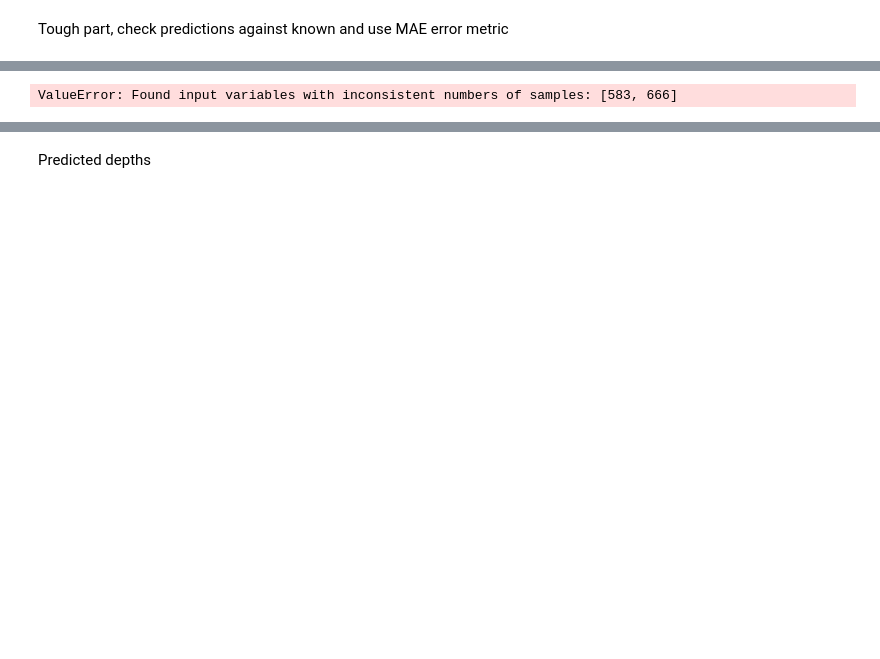
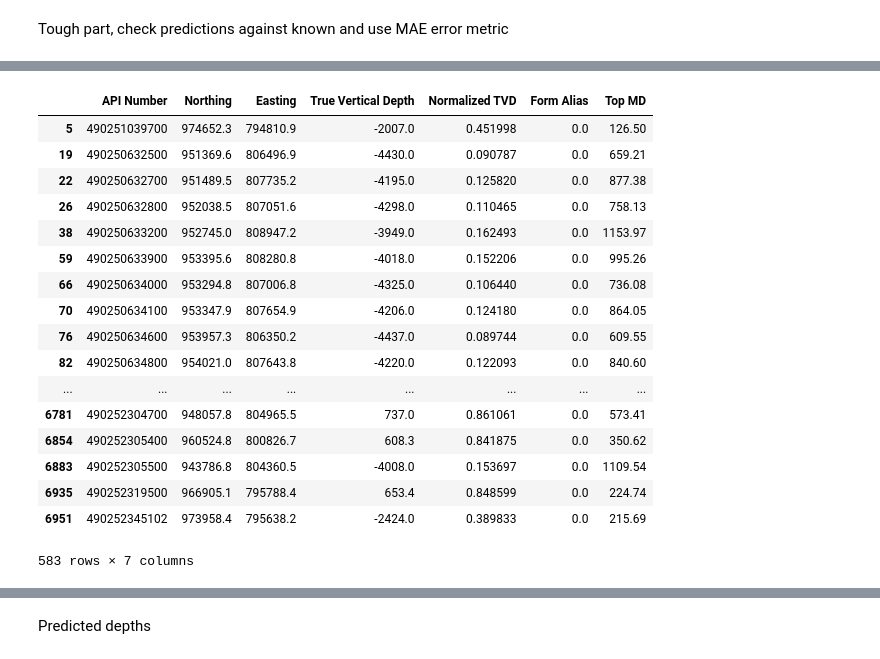
Before and after one commit to SsanyaS14/recommender-system, a Jupyter notebook: shellForModel.ipynb, the cells around one changed output, grey strips where cells are left out. Cells and saved outputs as stored; diff of their text form; code cells hidden in the pictures; blank space fills up the shorter version.

```diff
--- a/shellForModel.ipynb
+++ b/shellForModel.ipynb
@@ -226,5 +212,28 @@ Form Alias    API Number       0.0       1.0       2.0       3.0       4.0  \
 
 [1031 rows x 61 columns]
+# %%
+actual = df_merged[(df_merged["API Number"].isin(heldout_APIs)) & (df_merged["Form Alias"] == 0.0)]
+predicted = recsys_df_toJoin[(recsys_df_toJoin["API Number"].isin(heldout_APIs))][0.0]
+actual
+# %% [output]
+|  | API Number | Northing | Easting | True Vertical Depth | Normalized TVD | Form Alias | Top MD |
+| 5 | 490251039700 | 974652.3 | 794810.9 | -2007.0 | 0.451998 | 0.0 | 126.50 |
+| 19 | 490250632500 | 951369.6 | 806496.9 | -4430.0 | 0.090787 | 0.0 | 659.21 |
+| 22 | 490250632700 | 951489.5 | 807735.2 | -4195.0 | 0.125820 | 0.0 | 877.38 |
+| 26 | 490250632800 | 952038.5 | 807051.6 | -4298.0 | 0.110465 | 0.0 | 758.13 |
+| 38 | 490250633200 | 952745.0 | 808947.2 | -3949.0 | 0.162493 | 0.0 | 1153.97 |
+| 59 | 490250633900 | 953395.6 | 808280.8 | -4018.0 | 0.152206 | 0.0 | 995.26 |
+| 66 | 490250634000 | 953294.8 | 807006.8 | -4325.0 | 0.106440 | 0.0 | 736.08 |
+| 70 | 490250634100 | 953347.9 | 807654.9 | -4206.0 | 0.124180 | 0.0 | 864.05 |
+| 76 | 490250634600 | 953957.3 | 806350.2 | -4437.0 | 0.089744 | 0.0 | 609.55 |
+| 82 | 490250634800 | 954021.0 | 807643.8 | -4220.0 | 0.122093 | 0.0 | 840.60 |
+| ... | ... | ... | ... | ... | ... | ... | ... |
+| 6781 | 490252304700 | 948057.8 | 804965.5 | 737.0 | 0.861061 | 0.0 | 573.41 |
+| 6854 | 490252305400 | 960524.8 | 800826.7 | 608.3 | 0.841875 | 0.0 | 350.62 |
+| 6883 | 490252305500 | 943786.8 | 804360.5 | -4008.0 | 0.153697 | 0.0 | 1109.54 |
+| 6935 | 490252319500 | 966905.1 | 795788.4 | 653.4 | 0.848599 | 0.0 | 224.74 |
+| 6951 | 490252345102 | 973958.4 | 795638.2 | -2424.0 | 0.389833 | 0.0 | 215.69 |
+583 rows × 7 columns
 # %%
 from sklearn.metrics import median_absolute_error
 MAE = []
@@ -237,10 +246,8 @@ for i in range(0, int( df_merged.iloc[0:, 5].max() + 1 )):
     #get predicted df form alias i
     predicted = pd.DataFrame(recsys_df_toJoin[float(i)])
     #add API Number column to new dataframe
-    predicted = predicted.assign(API=recsys_df_toJoin["API Number"])
+    #predicted = predicted.assign(API=recsys_df_toJoin["API Number"])
     #query by API Number now
-    actual = actual[actual["API Number"].isin(heldout_APIs)]
-    predicted = predicted[predicted["API"].isin(heldout_APIs)]
-    MAE.append( median_absolute_error( actual, mms.inverse_transform(predicted) ) )
+    #actual = actual[actual["API Number"].isin(heldout_APIs)]
+    #predicted = predicted[predicted["API"].isin(heldout_APIs)]
+    #MAE.append( median_absolute_error( actual["Top MD"], mms.inverse_transform(predicted[float(i)].values.reshape(1, -1)) ) )
-# %% [output]
-ValueError: Found input variables with inconsistent numbers of samples: [583, 666]
```
Also changed, not shown: parts of 11 cells of this notebook, 1 other file.
